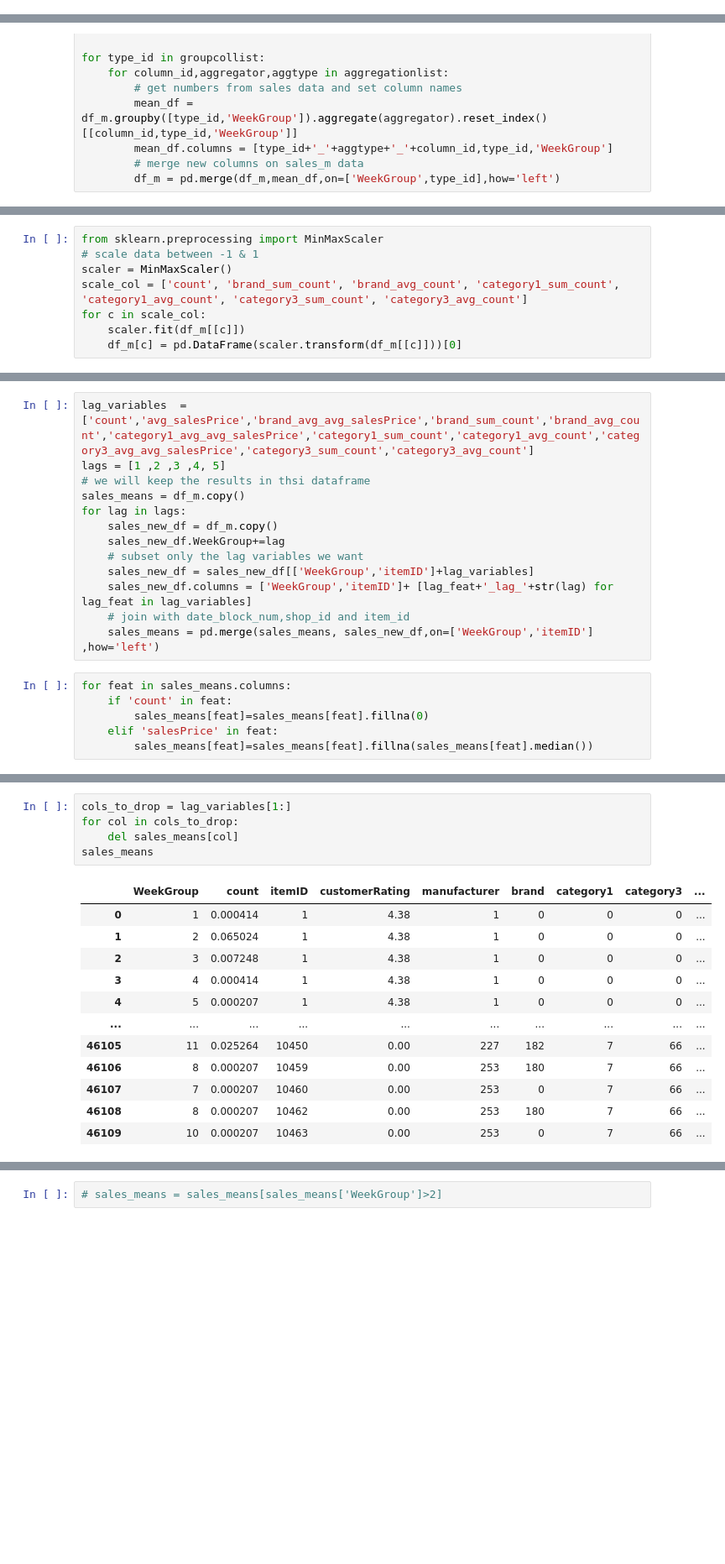
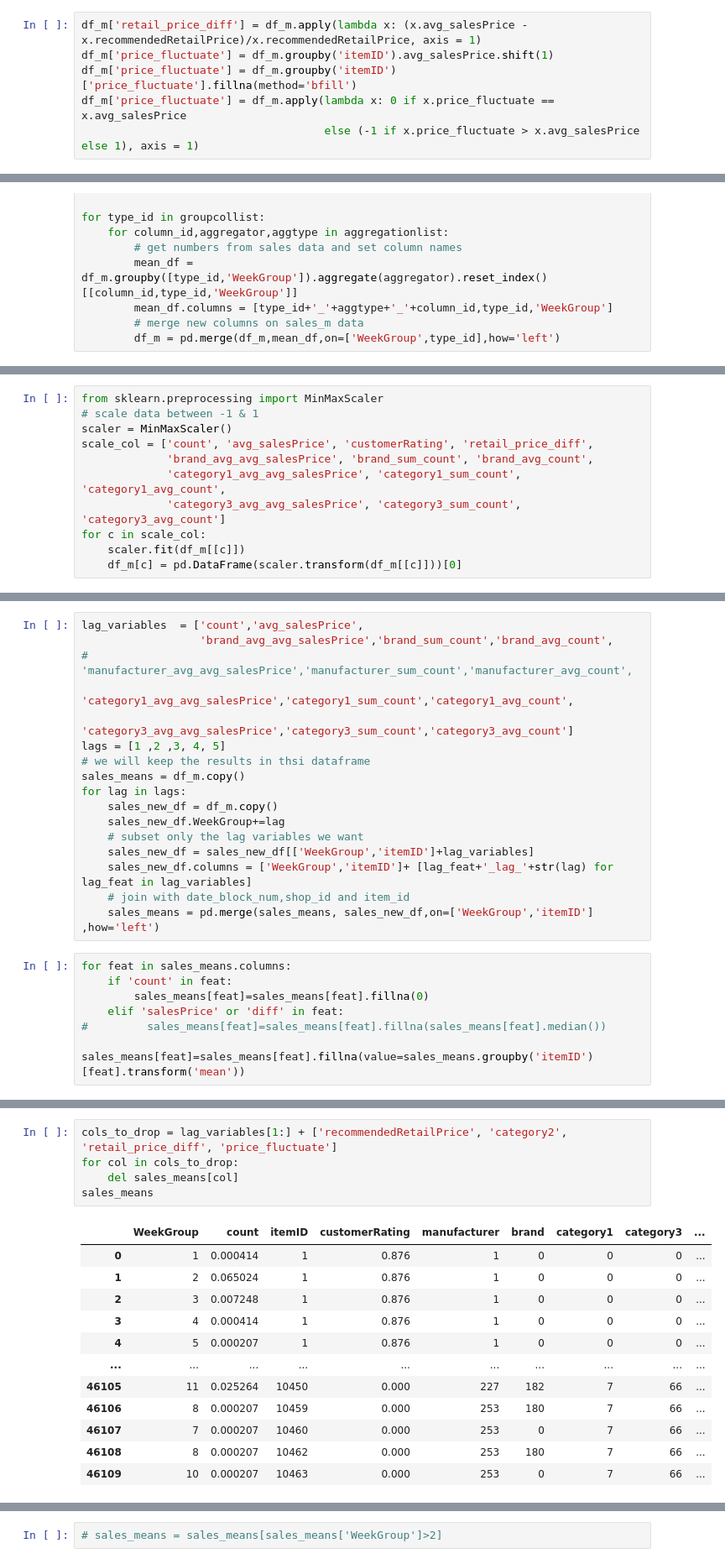
Before and after one commit to janapfeffer/DMC20_abraca-data, a Jupyter notebook: XGBoost.ipynb, the cells around one changed output, grey strips where cells are left out. Shown at 84% size. Cells and saved outputs as stored; diff of their text form; blank space fills up the shorter version.

```diff
--- a/XGBoost.ipynb
+++ b/XGBoost.ipynb
@@ -180,6 +182,12 @@ df_week.sort_values(by=['itemID', 'WeekGroup'], inplace=True)
 df_m = pd.merge(df_week,items_simple,on=['itemID'],how='left')
 # %%
 df_m['dateFirstSell'] = [d.month for d in df_m['dateFirstSell']]
+# %%
+df_m['retail_price_diff'] = df_m.apply(lambda x: (x.avg_salesPrice - x.recommendedRetailPrice)/x.recommendedRetailPrice, axis = 1)
+df_m['price_fluctuate'] = df_m.groupby('itemID').avg_salesPrice.shift(1)
+df_m['price_fluctuate'] = df_m.groupby('itemID')['price_fluctuate'].fillna(method='bfill')
+df_m['price_fluctuate'] = df_m.apply(lambda x: 0 if x.price_fluctuate == x.avg_salesPrice
+                                     else (-1 if x.price_fluctuate > x.avg_salesPrice else 1), axis = 1)
 # %%
 df_m[df_m['itemID']==5]
 # %% [output]
@@ -225,7 +233,10 @@ df_m[df_m['itemID']==10]
 from sklearn.preprocessing import MinMaxScaler
 # scale data between -1 & 1
 scaler = MinMaxScaler()
-scale_col = ['count', 'brand_sum_count', 'brand_avg_count', 'category1_sum_count', 'category1_avg_count', 'category3_sum_count', 'category3_avg_count']
+scale_col = ['count', 'avg_salesPrice', 'customerRating', 'retail_price_diff',
+             'brand_avg_avg_salesPrice', 'brand_sum_count', 'brand_avg_count',
+             'category1_avg_avg_salesPrice', 'category1_sum_count', 'category1_avg_count',
+             'category3_avg_avg_salesPrice', 'category3_sum_count', 'category3_avg_count']
 for c in scale_col:
     scaler.fit(df_m[[c]])
     df_m[c] = pd.DataFrame(scaler.transform(df_m[[c]]))[0]
@@ -246,6 +257,10 @@ df_m[df_m['itemID']==10]
 # %%
-lag_variables  = ['count','avg_salesPrice','brand_avg_avg_salesPrice','brand_sum_count','brand_avg_count','category1_avg_avg_salesPrice','category1_sum_count','category1_avg_count','category3_avg_avg_salesPrice','category3_sum_count','category3_avg_count']
-lags = [1 ,2 ,3 ,4, 5]
+lag_variables  = ['count','avg_salesPrice',
+                  'brand_avg_avg_salesPrice','brand_sum_count','brand_avg_count',
+#                   'manufacturer_avg_avg_salesPrice','manufacturer_sum_count','manufacturer_avg_count',
+                  'category1_avg_avg_salesPrice','category1_sum_count','category1_avg_count',
+                  'category3_avg_avg_salesPrice','category3_sum_count','category3_avg_count']
+lags = [1 ,2 ,3, 4, 5]
 # we will keep the results in thsi dataframe
 sales_means = df_m.copy()
 for lag in lags:
@@ -260,8 +275,9 @@ for lag in lags:
 for feat in sales_means.columns:
     if 'count' in feat:
         sales_means[feat]=sales_means[feat].fillna(0)
-    elif 'salesPrice' in feat:
-        sales_means[feat]=sales_means[feat].fillna(sales_means[feat].median())
+    elif 'salesPrice' or 'diff' in feat:
+#         sales_means[feat]=sales_means[feat].fillna(sales_means[feat].median())
+        sales_means[feat]=sales_means[feat].fillna(value=sales_means.groupby('itemID')[feat].transform('mean'))
 # %%
 sales_means[sales_means['itemID']==10]
 # %% [output]
@@ -279,21 +295,21 @@ sales_means[sales_means['itemID']==10]
 # %%
-cols_to_drop = lag_variables[1:]
+cols_to_drop = lag_variables[1:] + ['recommendedRetailPrice', 'category2', 'retail_price_diff', 'price_fluctuate']
 for col in cols_to_drop:
     del sales_means[col]
 sales_means
 # %% [output]
 |  | WeekGroup | count | itemID | customerRating | manufacturer | brand | category1 | category3 | ... |
-| 0 | 1 | 0.000414 | 1 | 4.38 | 1 | 0 | 0 | 0 | ... |
-| 1 | 2 | 0.065024 | 1 | 4.38 | 1 | 0 | 0 | 0 | ... |
-| 2 | 3 | 0.007248 | 1 | 4.38 | 1 | 0 | 0 | 0 | ... |
-| 3 | 4 | 0.000414 | 1 | 4.38 | 1 | 0 | 0 | 0 | ... |
-| 4 | 5 | 0.000207 | 1 | 4.38 | 1 | 0 | 0 | 0 | ... |
+| 0 | 1 | 0.000414 | 1 | 0.876 | 1 | 0 | 0 | 0 | ... |
+| 1 | 2 | 0.065024 | 1 | 0.876 | 1 | 0 | 0 | 0 | ... |
+| 2 | 3 | 0.007248 | 1 | 0.876 | 1 | 0 | 0 | 0 | ... |
+| 3 | 4 | 0.000414 | 1 | 0.876 | 1 | 0 | 0 | 0 | ... |
+| 4 | 5 | 0.000207 | 1 | 0.876 | 1 | 0 | 0 | 0 | ... |
 | ... | ... | ... | ... | ... | ... | ... | ... | ... | ... |
-| 46105 | 11 | 0.025264 | 10450 | 0.00 | 227 | 182 | 7 | 66 | ... |
-| 46106 | 8 | 0.000207 | 10459 | 0.00 | 253 | 180 | 7 | 66 | ... |
-| 46107 | 7 | 0.000207 | 10460 | 0.00 | 253 | 0 | 7 | 66 | ... |
-| 46108 | 8 | 0.000207 | 10462 | 0.00 | 253 | 180 | 7 | 66 | ... |
-| 46109 | 10 | 0.000207 | 10463 | 0.00 | 253 | 0 | 7 | 66 | ... |
+| 46105 | 11 | 0.025264 | 10450 | 0.000 | 227 | 182 | 7 | 66 | ... |
+| 46106 | 8 | 0.000207 | 10459 | 0.000 | 253 | 180 | 7 | 66 | ... |
+| 46107 | 7 | 0.000207 | 10460 | 0.000 | 253 | 0 | 7 | 66 | ... |
+| 46108 | 8 | 0.000207 | 10462 | 0.000 | 253 | 180 | 7 | 66 | ... |
+| 46109 | 10 | 0.000207 | 10463 | 0.000 | 253 | 0 | 7 | 66 | ... |
 46110 rows × 66 columns
 # %%
 # sales_means = sales_means[sales_means['WeekGroup']>2]
```
Also changed, not shown: parts of 12 cells of this notebook.
